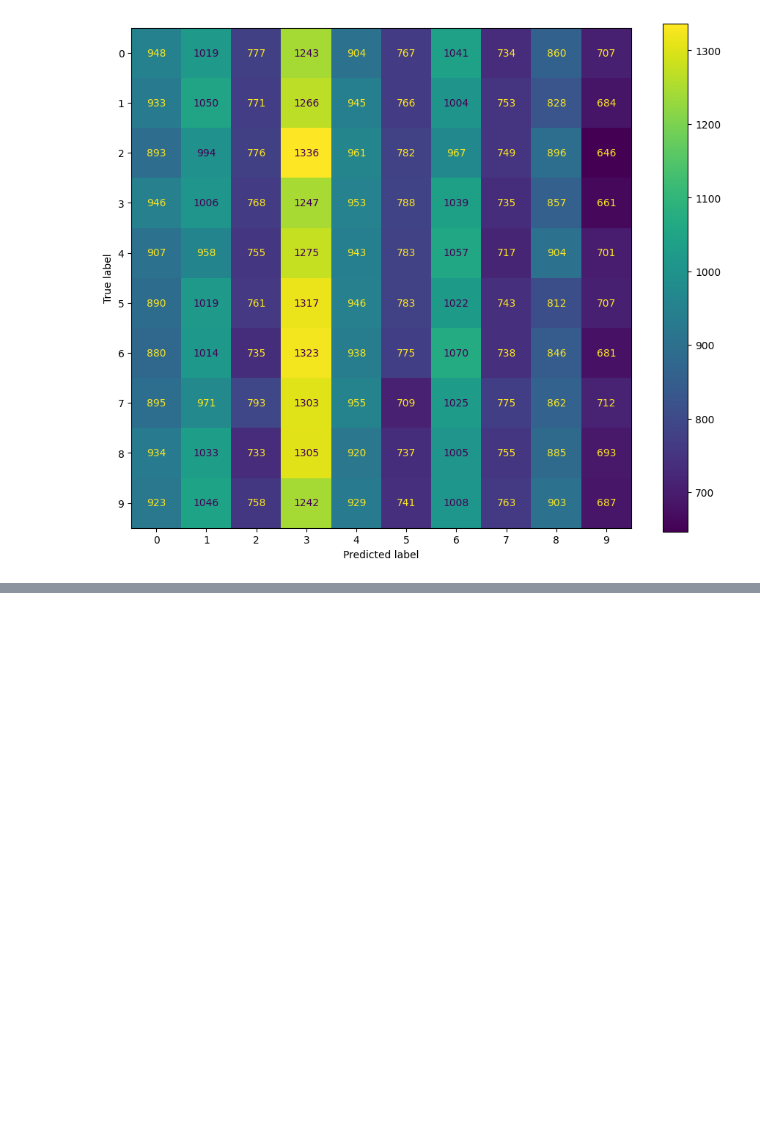
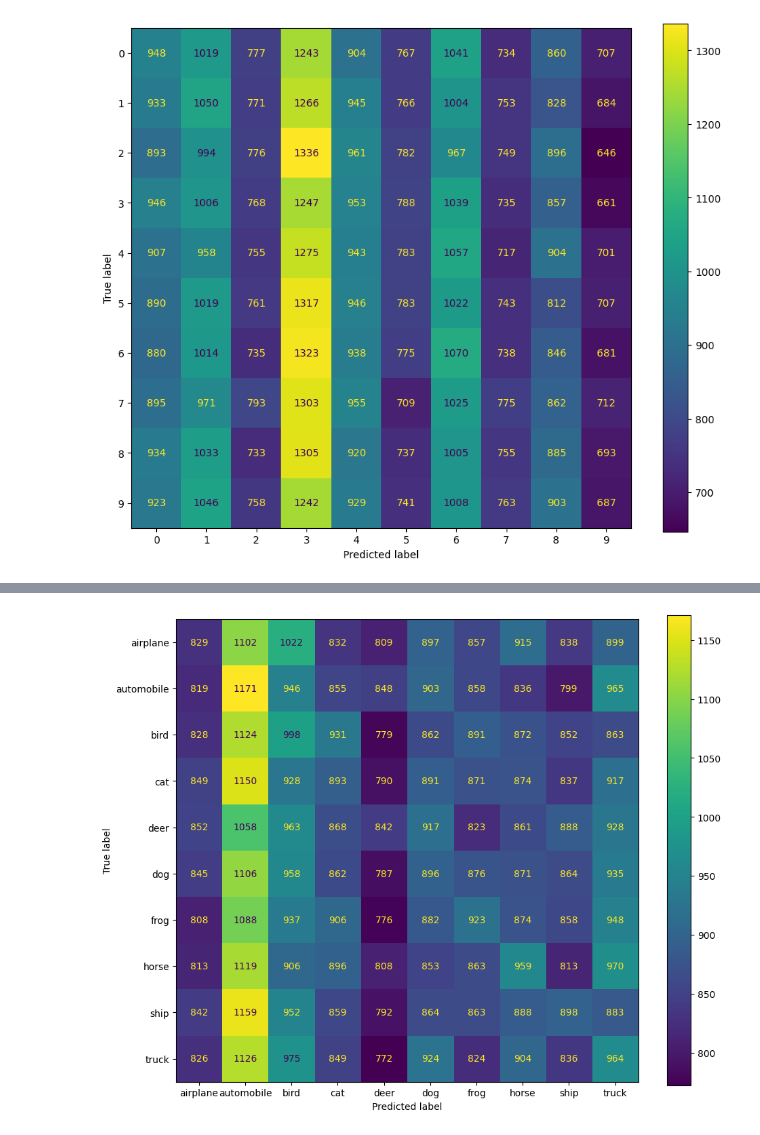
Before and after one commit to pasterzewa/CNN-DL-Project, a Jupyter notebook: vgg16.ipynb, the cells around one changed output, grey strips where cells are left out. Cells and saved outputs as stored; diff of their text form; code cells hidden in the pictures; blank space fills up the shorter version.

```diff
--- a/vgg16.ipynb
+++ b/vgg16.ipynb
@@ -316,0 +434,3 @@ show_confusion_matrix_without_names(model,test_ds,num_classes)
+# %%
+show_confusion_matrix(model,test_ds,num_classes,class_names)
+# %% [output]
@@ -316,0 +438 @@ show_confusion_matrix_without_names(model,test_ds,num_classes)
+[figure, added]
```
Also changed, not shown: parts of 56 cells of this notebook.
